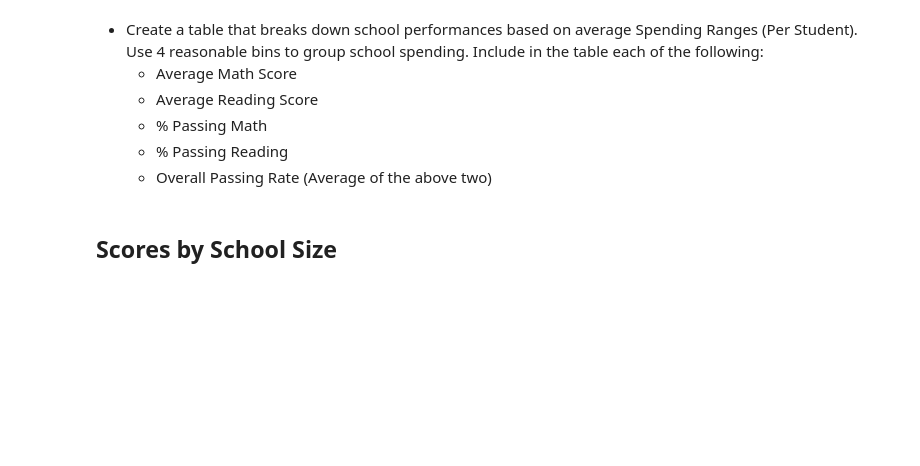
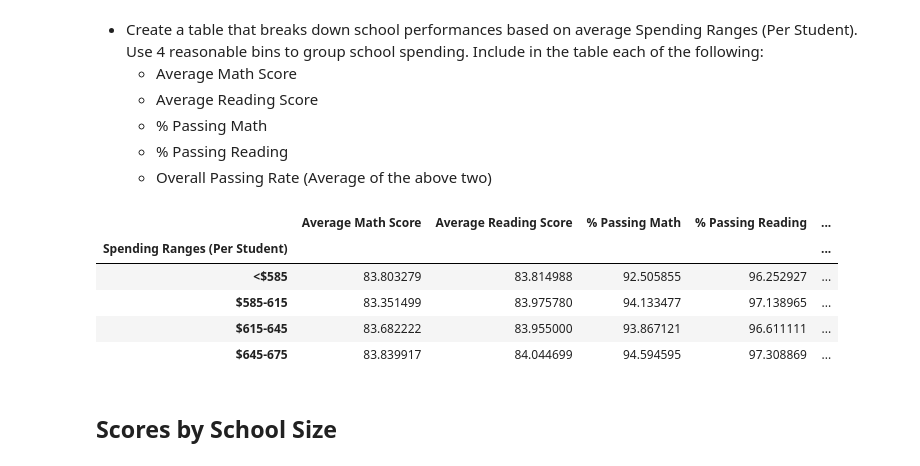
Before and after one commit to plowden/pandas-challenge, a Jupyter notebook: PyCitySchools/PyCitySchools.ipynb, the cells around one changed output. Cells and saved outputs as stored; diff of their text form; code cells hidden in the pictures; blank space fills up the shorter version.

```diff
--- a/PyCitySchools/PyCitySchools.ipynb
+++ b/PyCitySchools/PyCitySchools.ipynb
@@ -322,6 +322,32 @@ reading_summary
 # Sample bins. Feel free to create your own bins.
 spending_bins = [0, 585, 615, 645, 675]
 group_names = ["<$585", "$585-615", "$615-645", "$645-675"]
+# %%
+spending_summary = pd.DataFrame ({
+    "Spending Ranges (Per Student)": "",
+    "Average Math Score": [],
+    "Average Reading Score": [],
+    "% Passing Math": [],
+    "% Passing Reading": [],
+    "% Overall Passing Rate": []
+})
+
+spending_summary["Average Math Score"] = school_summary["Average Math Score"]
+spending_summary["Average Reading Score"] = school_summary["Average Reading Score"]
+spending_summary["% Passing Math"] = school_summary["% Passing Math"]
+spending_summary["% Passing Reading"] = school_summary["% Passing Reading"]
+spending_summary["% Overall Passing Rate"] = school_summary["% Overall Passing Rate"]
+spending_summary["Spending Ranges (Per Student)"] = \
+    pd.cut([i / j for i, j in zip(school_data["budget"], school_data["size"])], spending_bins, labels=group_names)
+spending_summary = spending_summary.groupby("Spending Ranges (Per Student)")
+spending_summary.max()
+# %% [output]
+|  | Average Math Score | Average Reading Score | % Passing Math | % Passing Reading | ... |
+| Spending Ranges (Per Student) |  |  |  |  | ... |
+| <$585 | 83.803279 | 83.814988 | 92.505855 | 96.252927 | ... |
+| $585-615 | 83.351499 | 83.975780 | 94.133477 | 97.138965 | ... |
+| $615-645 | 83.682222 | 83.955000 | 93.867121 | 96.611111 | ... |
+| $645-675 | 83.839917 | 84.044699 | 94.594595 | 97.308869 | ... |
 # %% [markdown]
 ## Scores by School Size
 # %% [markdown]
```
Also changed, not shown: parts of 1 cell of this notebook.
